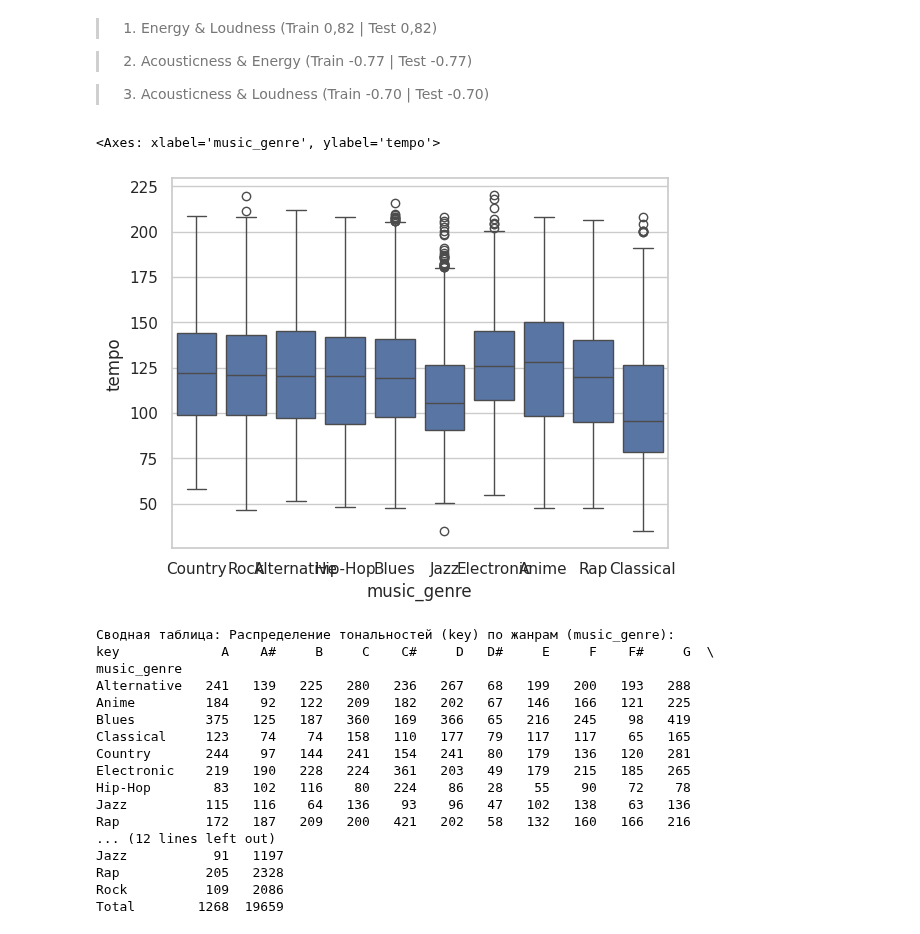
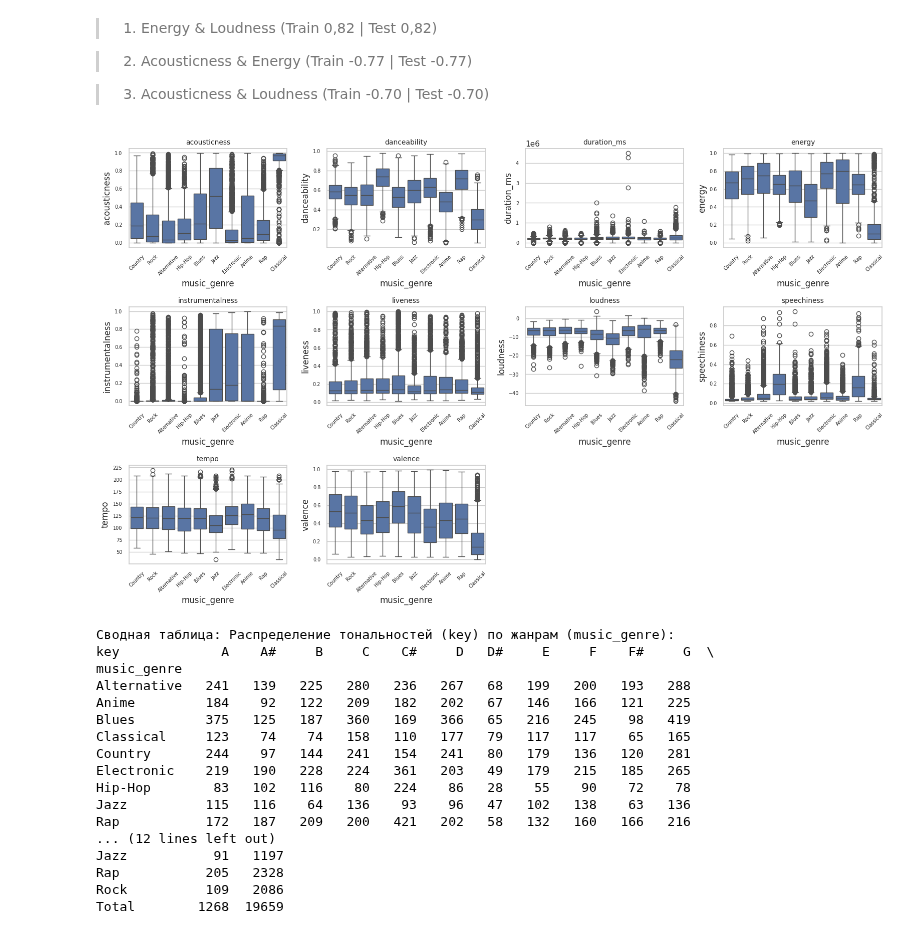
Before and after one commit to iZemenkov/HSE-ML-TEAM-4, a Jupyter notebook: Project_Music_genre_prediction.ipynb, the cells around one changed output. Cells and saved outputs as stored; diff of their text form; code cells hidden in the pictures.

```diff
--- a/Project_Music_genre_prediction.ipynb
+++ b/Project_Music_genre_prediction.ipynb
@@ -485,11 +486,30 @@ plt.show()
 
 
 > 3. Acousticness & Loudness (Train -0.70 | Test	-0.70)
-# %%
-sns.boxplot(data=train_filled, x='music_genre', y='tempo')
-# %% [output]
-<Axes: xlabel='music_genre', ylabel='tempo'>
-[figure, removed]
+# %%
+# @title Как признаки различают жанры
+numeric_cols = train_filled.select_dtypes(include='number').columns.difference(['music_genre']).tolist()
+
+n_plots = len(numeric_cols)
+side = math.ceil(math.sqrt(n_plots))
+
+fig, axes = plt.subplots(side, side, figsize=(side*4, side*3))
+axes = axes.flatten()
+
+for i, col in enumerate(numeric_cols):
+    ax = axes[i]
+    sns.boxplot(data=train_filled, x='music_genre', y=col, ax=ax)
+    ax.set_title(col, fontsize=10)
+    ax.tick_params(axis='x', rotation=45, labelsize=7)
+    ax.tick_params(axis='y', labelsize=7)
+
+for j in range(i+1, len(axes)):
+    fig.delaxes(axes[j])
+
+plt.tight_layout()
+plt.show()
+# %% [output]
+[figure, added]
 # %%
 pivot_table = pd.crosstab(train['music_genre'], train['key'], margins=True, margins_name='Total')
 
```
Also changed, not shown: parts of 1 cell of this notebook.
